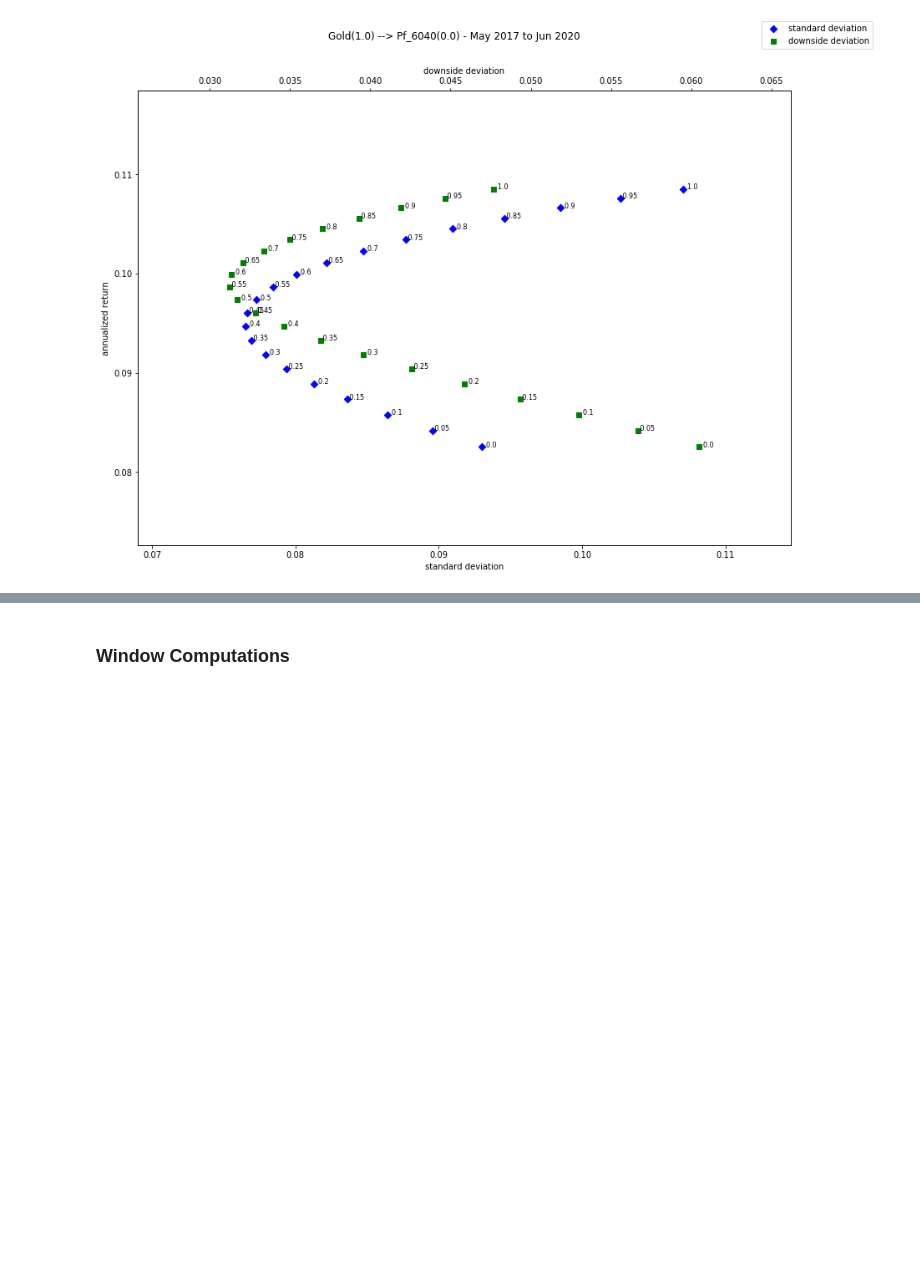
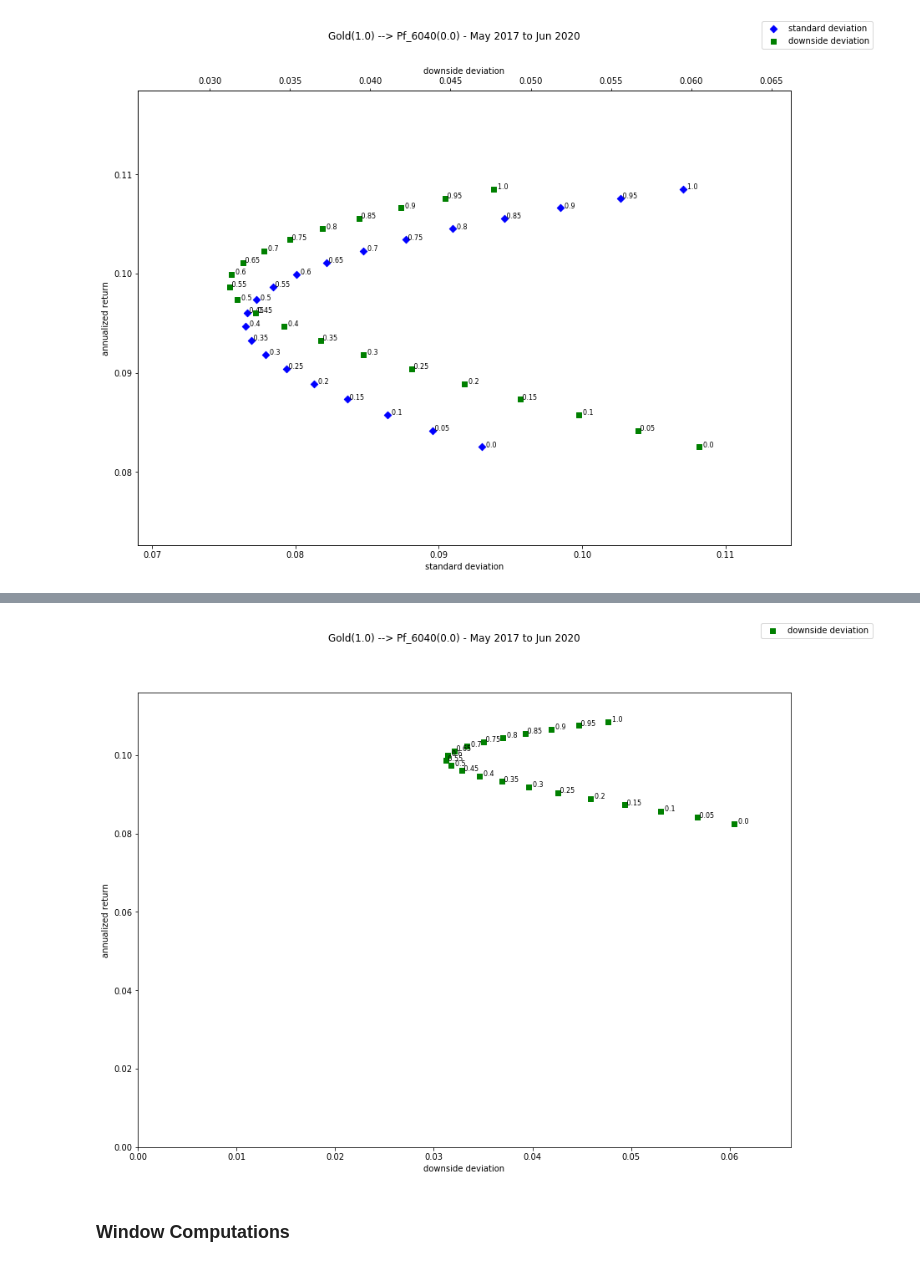
Before and after one commit to rickatx/rfpfolio, a Jupyter notebook: 01_Stats.ipynb, the cells around one changed output, grey strips where cells are left out. Cells and saved outputs as stored; diff of their text form; code cells hidden in the pictures; blank space fills up the shorter version.

```diff
--- a/01_Stats.ipynb
+++ b/01_Stats.ipynb
@@ -308,3 +386,7 @@ plot_bullet(gold, pf_6040, 20, vol=VOL_STANDARD|VOL_DOWNSIDE)
+# %%
+plot_bullet(gold, pf_6040, 20, vol=VOL_DOWNSIDE, include_origin=True)
+# %% [output]
+[figure, added]
 # %% [markdown]
 ### Window Computations
 # %%
```
Also changed, not shown: parts of 11 cells of this notebook, 4 other files.
